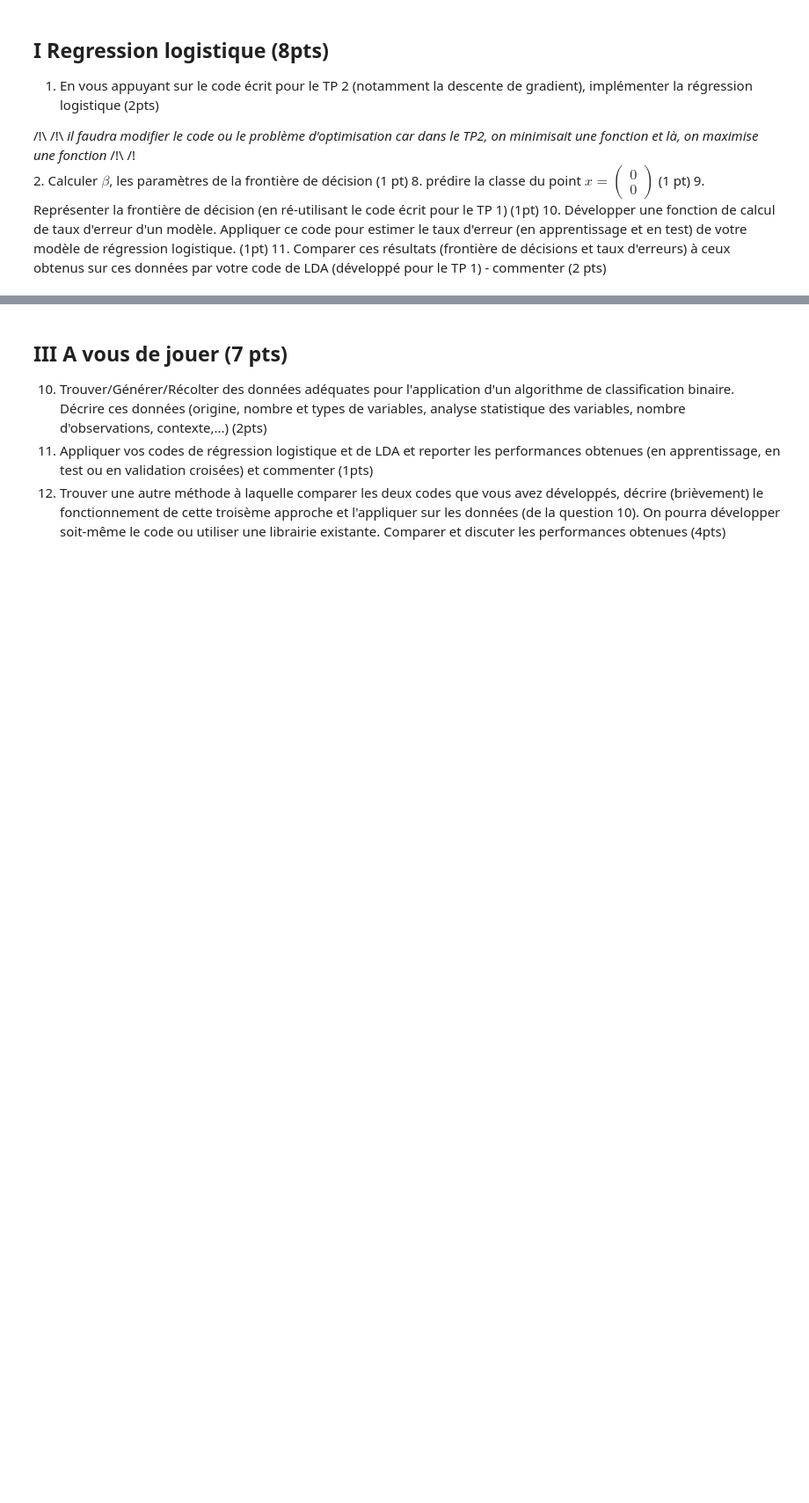
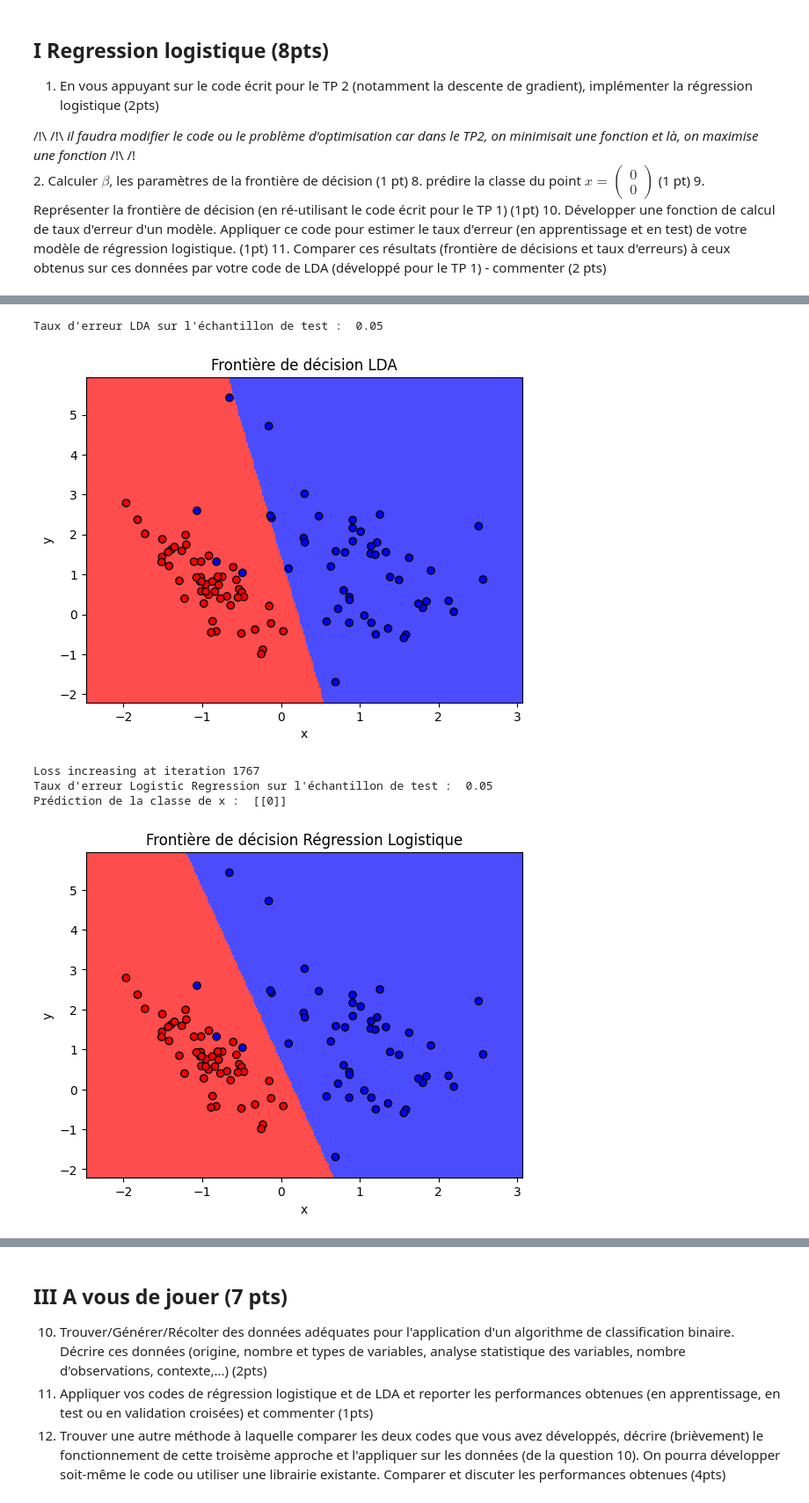
Before and after one commit to hiririri/Project_IntroML, a Jupyter notebook: Proj_IntroML_2023.ipynb, the cells around one changed output, grey strips where cells are left out. Shown at 88% size. Saved outputs shown, nothing was run; the diff lists cells and outputs as text; code cells hidden in the pictures; blank space fills up the shorter version.

```diff
--- a/Proj_IntroML_2023.ipynb
+++ b/Proj_IntroML_2023.ipynb
@@ -318,3 +313,26 @@ Taux d'erreur Logistic Regression :  0.05
+# %%
+# inclure cette ligne pour la question II.7
+X_train[0,:] = [5,5]
+
+lda = LinearDiscriminantAnalysis()
+lda.fit(X_train, y_train)
+y_pred_lda = lda.predict(X_test)
+print("Taux d'erreur LDA sur l'échantillon de test : ",error_rate(y_test,y_pred_lda))
+lda.decision_boundary(X, y)
+
+logreg = LogisticRegression()
+logreg.fit(X_train, y_train)
+y_pred_log = logreg.predict(X_test)
+print("Taux d'erreur Logistic Regression sur l'échantillon de test : ",error_rate(y_test,y_pred_log))
+print("Prédiction de la classe de x : ",logreg.predict(x.reshape(1,-1)))
+logreg.decision_boundary(X, y)
+# %% [output]
+Taux d'erreur LDA sur l'échantillon de test :  0.05
+[figure, added]
+Loss increasing at iteration 1767
+Taux d'erreur Logistic Regression sur l'échantillon de test :  0.05
+Prédiction de la classe de x :  [[0]]
+[figure, added]
 # %% [markdown]
 ## II Méthodologie (5pts)
 
```
Also changed, not shown: parts of 10 cells of this notebook.
